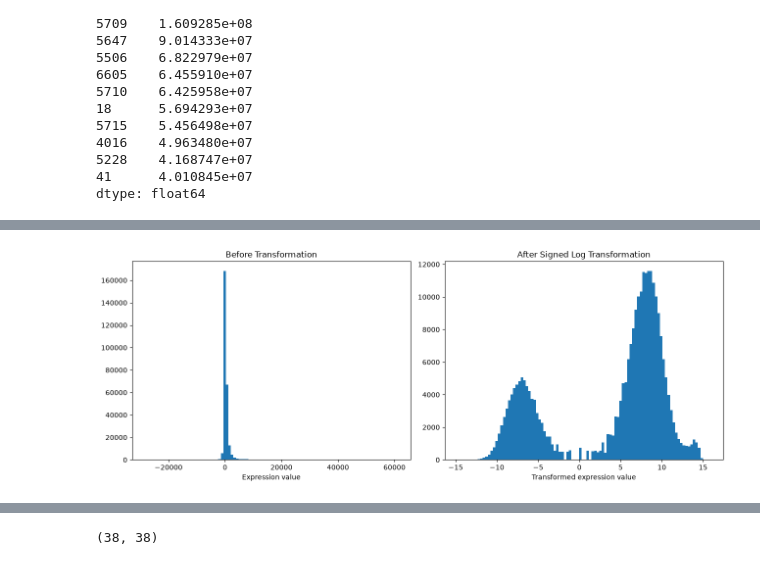
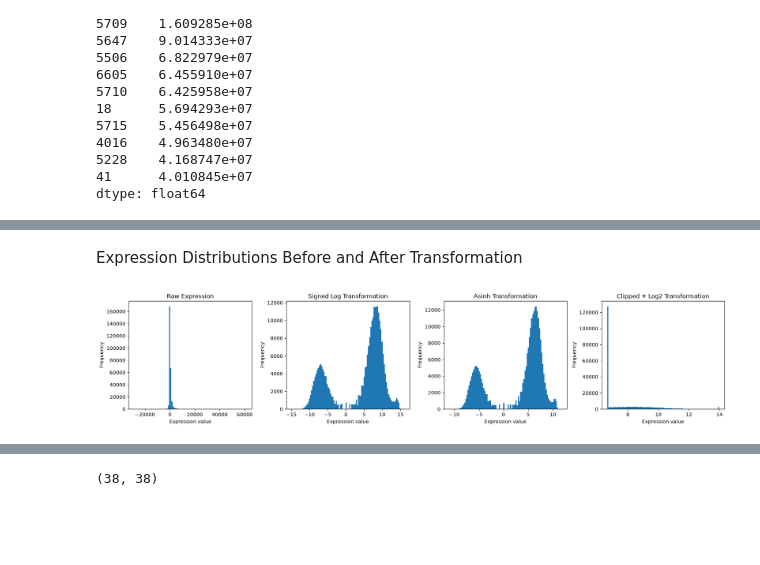
Before and after one commit to zehrarid/cancer-classification-gene-expression, a Jupyter notebook: code/dataPrep.ipynb, the cells around one changed output, grey strips where cells are left out. Drawn from its saved outputs; the diff is of its cells as text; code cells hidden in the pictures; blank space fills up the shorter version.

```diff
--- a/code/dataPrep.ipynb
+++ b/code/dataPrep.ipynb
@@ -96,6 +104,7 @@ Name: count, dtype: int64
 import numpy as np
 
 X_train = train_expr.drop(columns="target")
+X_test = test_expr.drop(columns="target")
 
 print("Missing values in training data:", X_train.isna().sum().sum())
 print("Infinite values in training data:",np.isinf(X_train.to_numpy(dtype=float)).sum())
@@ -136,0 +169,23 @@ plt.show()
+# %%
+# Clip expression values
+X_train_clipped = X_train.clip(lower=100, upper=16000)
+X_test_clipped = X_test.clip(lower=100, upper=16000)
+
+# Log2 transformation
+X_train_log2 = np.log2(X_train_clipped)
+X_test_log2 = np.log2(X_test_clipped)
+# %%
+fig, axes = plt.subplots(1, 2, figsize=(12, 4), sharex=True, sharey=True)
+
+for ax, data, title in zip(
+    axes,
+    [X_train_clipped, X_test_clipped],
+    ["Train (Clipped)", "Test (Clipped)"]
+):
+    ax.hist(data.to_numpy().ravel(), bins=100, density = True)
+    ax.set_title(title)
+    ax.set_xlabel("Expression value")
+    ax.set_ylabel("Density")
+
+plt.tight_layout()
+plt.show()
@@ -265,2 +248,4 @@ plt.show()
+# %% [markdown]
+Expression Distributions Before and After Transformation
 # %%
 X_train_log = np.sign(X_train) * np.log2(1 + np.abs(X_train))
@@ -267,15 +253,20 @@ X_train_log = np.sign(X_train) * np.log2(1 + np.abs(X_train))
 # %%
-fig, axes = plt.subplots(1, 2, figsize=(13, 5))
+fig, axes = plt.subplots(1, 4, figsize=(18, 4))
 
-axes[0].hist(X_train.to_numpy().flatten(), bins=100)
-axes[0].set_title("Before Transformation")
-axes[0].set_xlabel("Expression value")
+datasets = [
+    (X_train, "Raw Expression"),
+    (X_train_log, "Signed Log Transformation"),
+    (X_train_asinh, "Asinh Transformation"),
+    (X_train_log2, "Clipped + Log2 Transformation")
+]
 
-axes[1].hist(X_train_log.to_numpy().flatten(), bins=100)
-axes[1].set_title("After Signed Log Transformation")
-axes[1].set_xlabel("Transformed expression value")
+for ax, (data, title) in zip(axes, datasets):
+    ax.hist(data.to_numpy().ravel(), bins=100)
+    ax.set_title(title)
+    ax.set_xlabel("Expression value")
+    ax.set_ylabel("Frequency")
 
 plt.tight_layout()
 plt.show()
 # %% [output]
-[figure, old version]
+[figure, new version]
```
Also changed, not shown: parts of 64 cells of this notebook.
